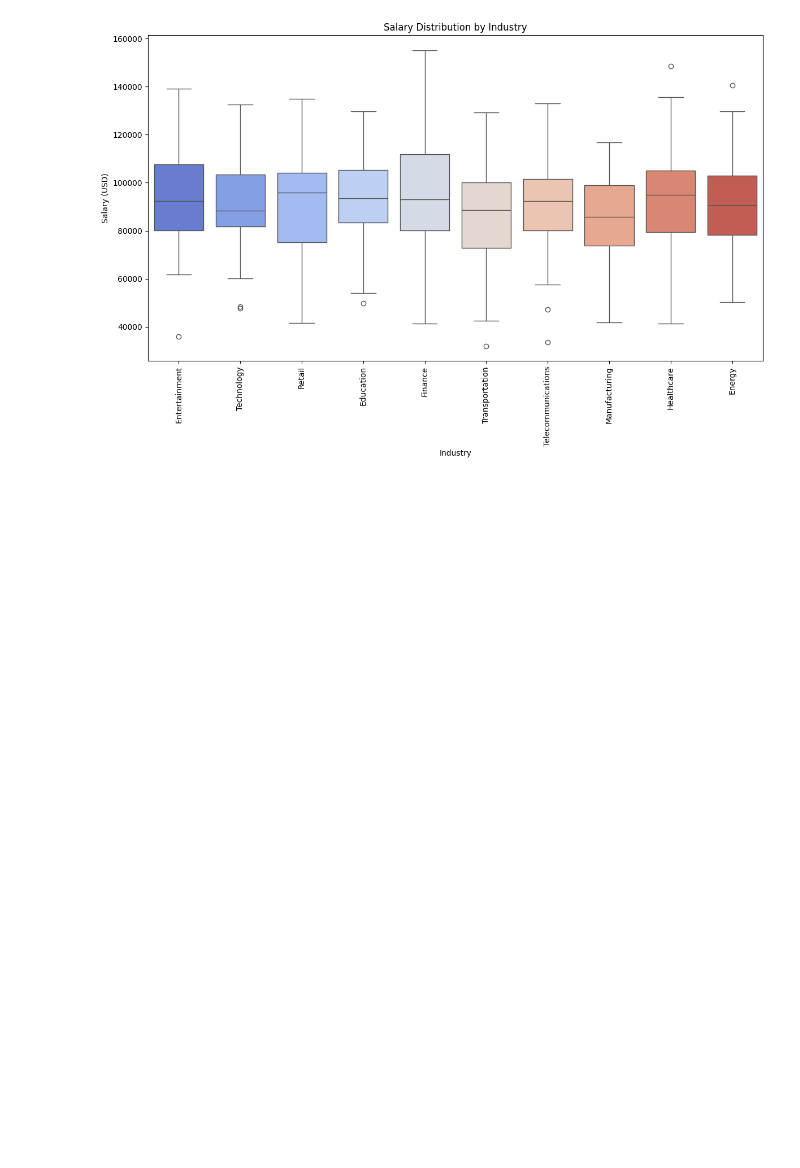
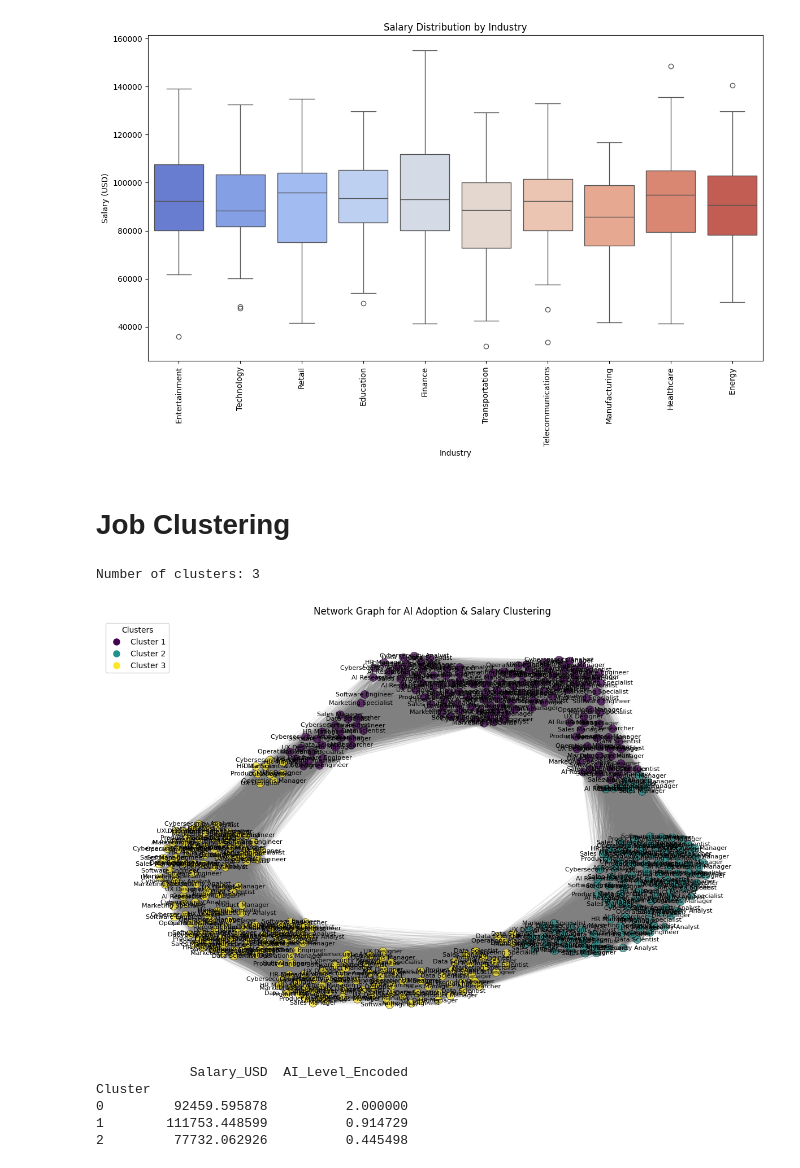
Before and after one commit to BaoPhuc1311/MarketAnalysis, a Jupyter notebook: notebook/main.ipynb, the cells around one changed output. Cells and saved outputs as stored; diff of their text form; code cells hidden in the pictures; blank space fills up the shorter version.

```diff
--- a/notebook/main.ipynb
+++ b/notebook/main.ipynb
@@ -137,3 +142,74 @@ plt.savefig("../assets/images/salary_distribution_by_industry.png")
 plt.show()
 # %% [output]
 [figure]
+# %% [markdown]
+# **Job Clustering**
+# %%
+cols = ['Job_Title', 'AI_Adoption_Level', 'Salary_USD']
+df_network = df[cols].copy()
+
+le_ai = LabelEncoder()
+df_network['AI_Level_Encoded'] = le_ai.fit_transform(df_network['AI_Adoption_Level'])
+
+scaler = StandardScaler()
+df_scaled = df_network[['AI_Level_Encoded', 'Salary_USD']]
+df_scaled = scaler.fit_transform(df_scaled)
+
+similarity_matrix = cosine_similarity(df_scaled)
+
+threshold = 0.5
+
+G = nx.Graph()
+for i in range(len(df)):
+    G.add_node(i, label=df_network['Job_Title'][i])
+
+for i in range(len(df)):
+    for j in range(i + 1, len(df)):
+        if similarity_matrix[i, j] > threshold:
+            G.add_edge(i, j, weight=similarity_matrix[i, j])
+
+partition = community_louvain.best_partition(G)
+
+num_clusters = len(set(partition.values()))
+print(f"Number of clusters: {num_clusters}")
+
+df_network['Cluster'] = df_network.index.map(partition)
+
+plt.figure(figsize=(12, 8))
+
+pos = nx.spring_layout(G, k=0.2, iterations=200, seed=42)
+
+nx.draw_networkx_edges(G, pos, alpha=0.1, edge_color="gray")
+
+node_colors = [partition[node] for node in G.nodes]
+
+cmap = plt.cm.viridis
+norm = mcolors.Normalize(vmin=min(node_colors), vmax=max(node_colors))
+
+nodes = nx.draw_networkx_nodes(G, pos, node_color=node_colors, cmap=cmap, node_size=100, alpha=0.7,
+                               linewidths=0.5, edgecolors='k', nodelist=G.nodes)
+
+nx.draw_networkx_labels(G, pos, labels=df_network['Job_Title'].to_dict(), font_size=8, font_color="black")
+
+plt.legend(handles=[plt.Line2D([0], [0], marker='o', color='w', markerfacecolor=cmap(norm(i)), markersize=10)
+                   for i in range(num_clusters)],
+           labels=[f"Cluster {i+1}" for i in range(num_clusters)],
+           title="Clusters", loc="upper left")
+
+plt.title("Network Graph for AI Adoption & Salary Clustering")
+plt.axis("off")
+plt.tight_layout()
+
+plt.savefig("../assets/images/network_clustering_with_job_titles.png")
+plt.show()
+
+cluster_info = df_network.groupby('Cluster').mean(numeric_only=True)
+print(cluster_info)
+# %% [output]
+Number of clusters: 3
+[figure, added]
+            Salary_USD  AI_Level_Encoded
+Cluster
+0         92459.595878          2.000000
+1        111753.448599          0.914729
+2         77732.062926          0.445498
```
Also changed, not shown: parts of 2 cells of this notebook, 2 other files.
